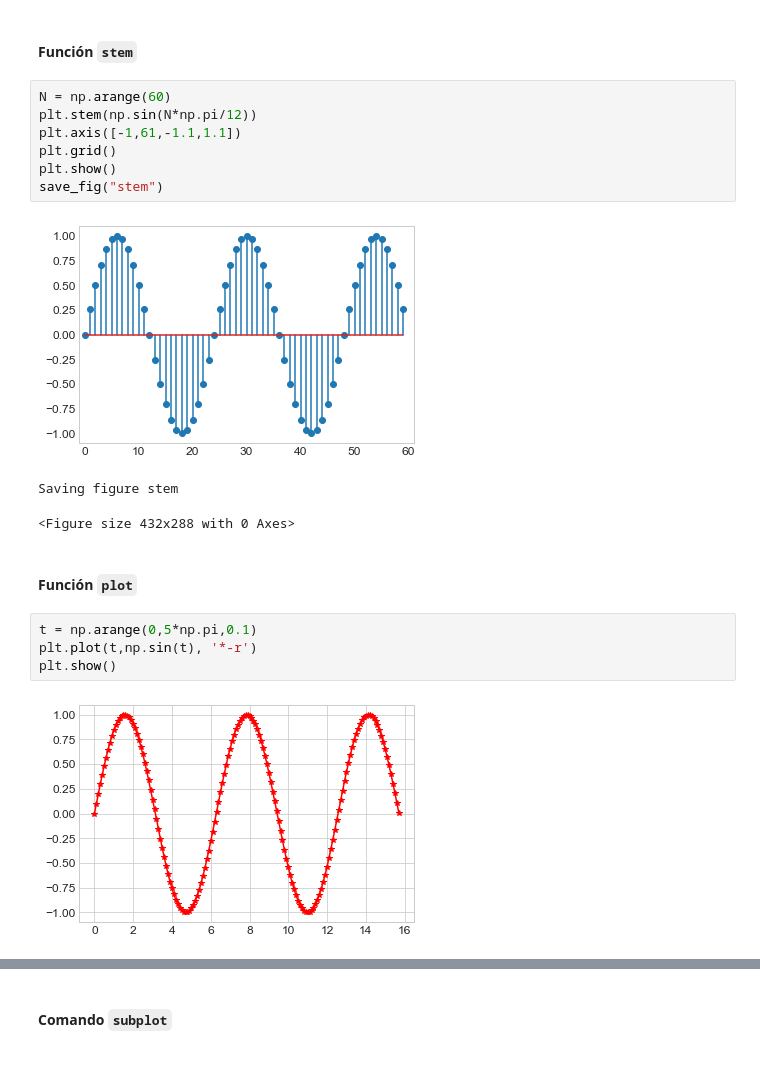
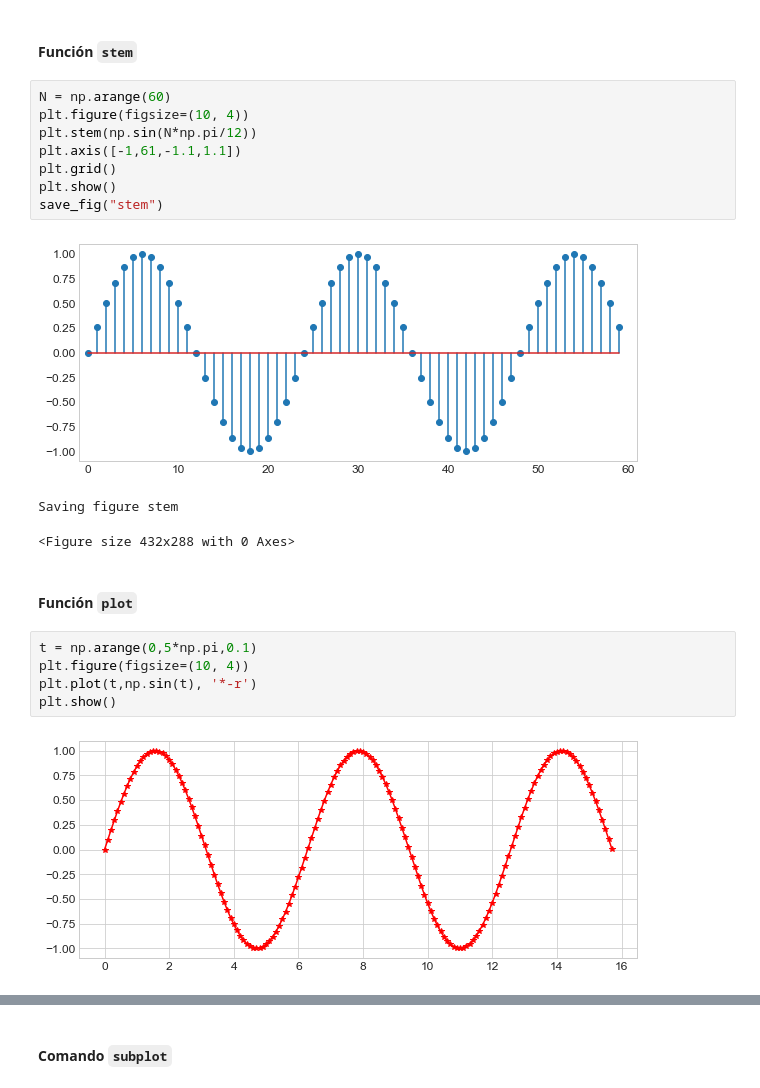
Before and after one commit to gapsc-us/labcomdig, a Jupyter notebook: Tema1.Intro2Python.ipynb, the cells around one changed output, grey strips where cells are left out. Cells and saved outputs as stored; diff of their text form.

```diff
--- a/Tema1.Intro2Python.ipynb
+++ b/Tema1.Intro2Python.ipynb
@@ -1270,22 +1270,24 @@ ax.plot(t,np.sin(t))
 #### Función `stem`
 # %%
 N = np.arange(60)
+plt.figure(figsize=(10, 4))
 plt.stem(np.sin(N*np.pi/12))
 plt.axis([-1,61,-1.1,1.1])
 plt.grid()
 plt.show()
 save_fig("stem")
 # %% [output]
-[figure, old version]
+[figure, new version]
 Saving figure stem
 <Figure size 432x288 with 0 Axes>
 # %% [markdown]
 #### Función `plot`
 # %%
 t = np.arange(0,5*np.pi,0.1)
+plt.figure(figsize=(10, 4))
 plt.plot(t,np.sin(t), '*-r')
 plt.show()
 # %% [output]
-[figure, old version]
+[figure, new version]
 # %%
 t = np.arange(0,5*np.pi,0.1)
```
Also changed, not shown: parts of 34 cells of this notebook, 3 other files.
